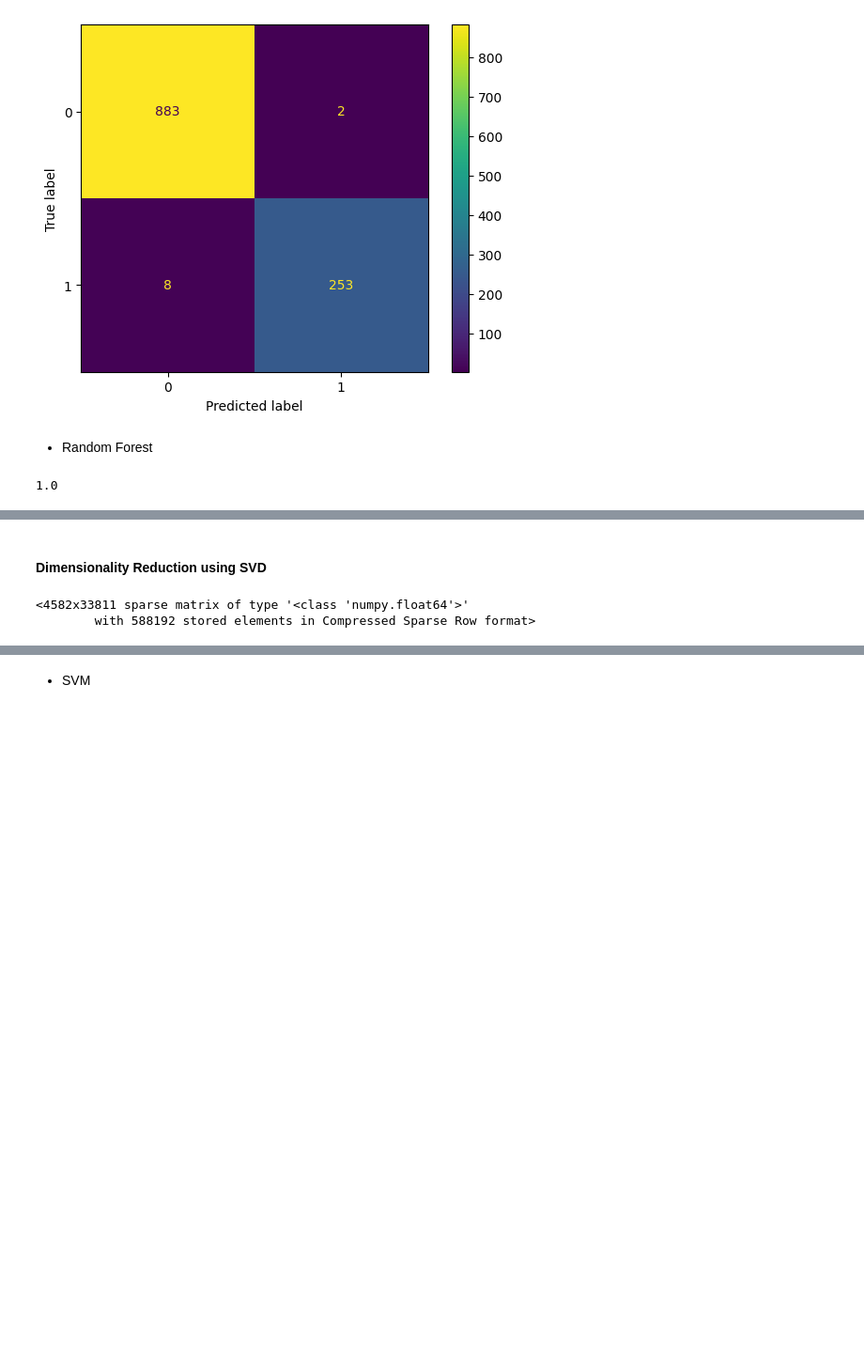
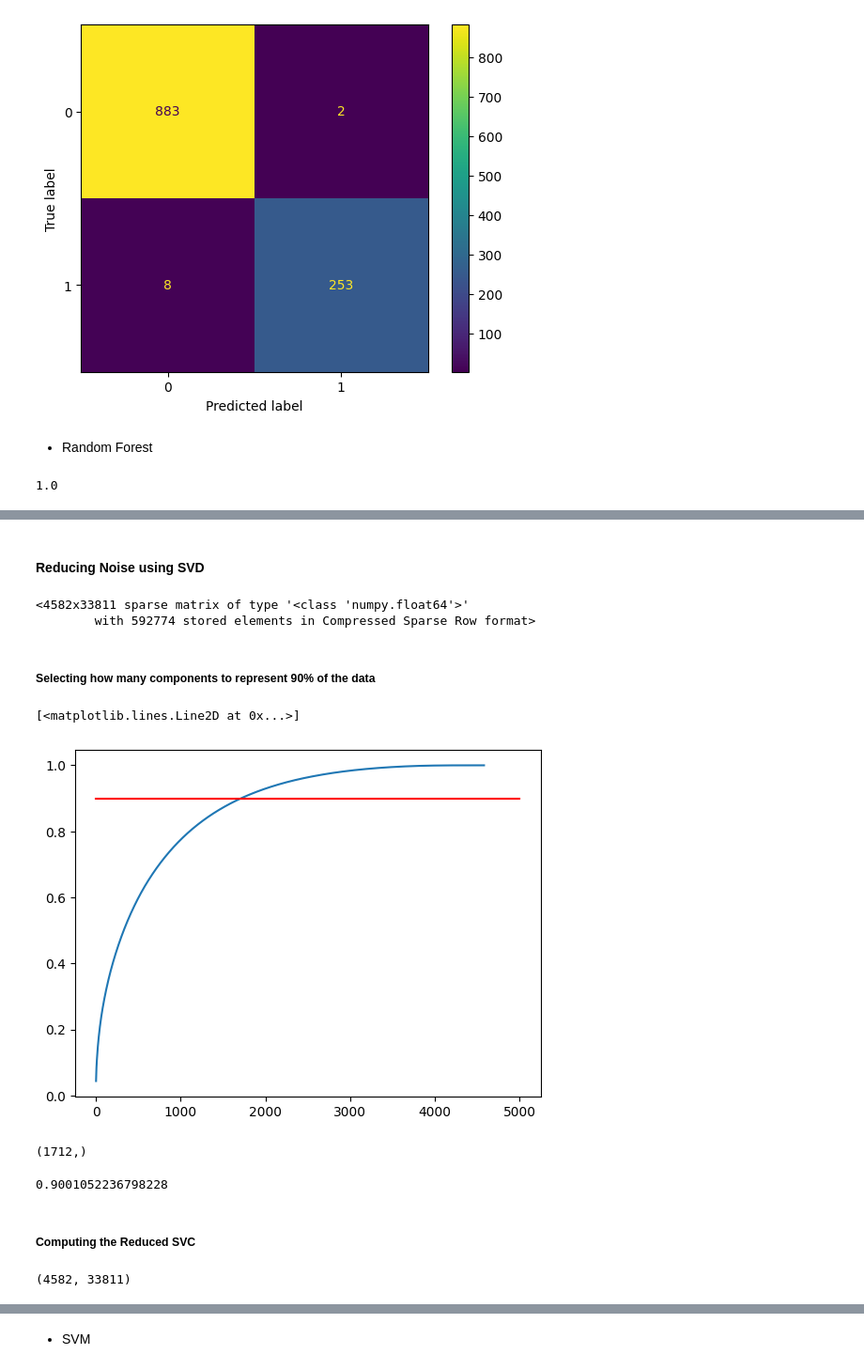
Before and after one commit to joelpoliveira/Feature-Engineering-for-Machine-Learning, a Jupyter notebook: Cap 1 - Text Data/detect_spam/tf_idf.ipynb, the cells around one changed output, grey strips where cells are left out. Shown at 94% size. Drawn from its saved outputs; the diff is of its cells as text; code cells hidden in the pictures; blank space fills up the shorter version.

```diff
--- a/Cap 1 - Text Data/detect_spam/tf_idf.ipynb
+++ b/Cap 1 - Text Data/detect_spam/tf_idf.ipynb
@@ -18,7 +22,7 @@ from sklearn.metrics import ConfusionMatrixDisplay, confusion_matrix, matthews_c
 # %% [markdown]
 #### First separate the data into a training and test set
 # %%
-df = pd.read_csv("emails.csv")
+df = pd.read_csv("data/emails.csv")
 X = df.Text
 y = df.Spam
 X_train, X_test, y_train, y_test = train_test_split(X, y, test_size=0.2, random_state=0)
@@ -217,13 +224,28 @@ weighted avg       0.97      0.96      0.96      1146
 # %% [markdown]
-#### Dimensionality Reduction using SVD
+#### Reducing Noise using SVD
 # %%
 TF_IDF
 # %% [output]
 <4582x33811 sparse matrix of type '<class 'numpy.float64'>'
-        with 588192 stored elements in Compressed Sparse Row format>
+        with 592774 stored elements in Compressed Sparse Row format>
+# %% [markdown]
+##### Selecting how many components to represent 90% of the data
 # %%
-#s = np.linalg.svd(TF_IDF.toarray(), compute_uv=False)
-#diag_ratios = s**2 / (s**2).sum()
-
-#np.cumsum(diag_ratios)[1795]
+s = np.linalg.svd(TF_IDF.toarray(), compute_uv=False)
+# %%
+plt.plot(np.cumsum(s**2/(s**2).sum()))
+plt.plot([0, 5000], [0.9, 0.9], "r")
+# %% [output]
+[<matplotlib.lines.Line2D at 0x...>]
+[figure, added]
+# %%
+s[(np.cumsum( (s**2)/(s**2).sum() )<=0.9)].shape
+# %% [output]
+(1712,)
+# %%
+np.cumsum(((s**2)/(s**2).sum()))[1712]
+# %% [output]
+0.9001052236798228
+# %% [markdown]
+##### Computing the Reduced SVC
 # %%
@@ -230,0 +253,4 @@ u,s,v = svds(TF_IDF, k=30)
+# %%
+TF_IDF.shape
+# %% [output]
+(4582, 33811)
```
Also changed, not shown: parts of 19 cells of this notebook.
